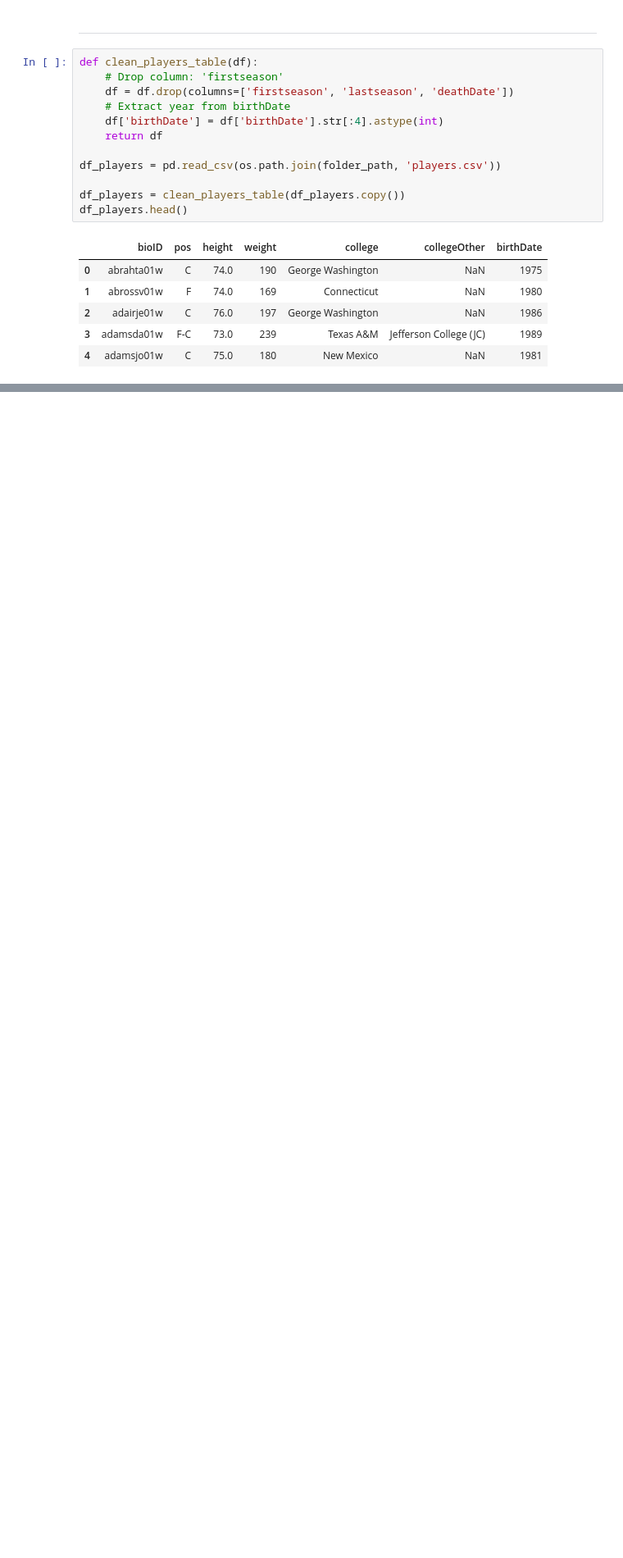
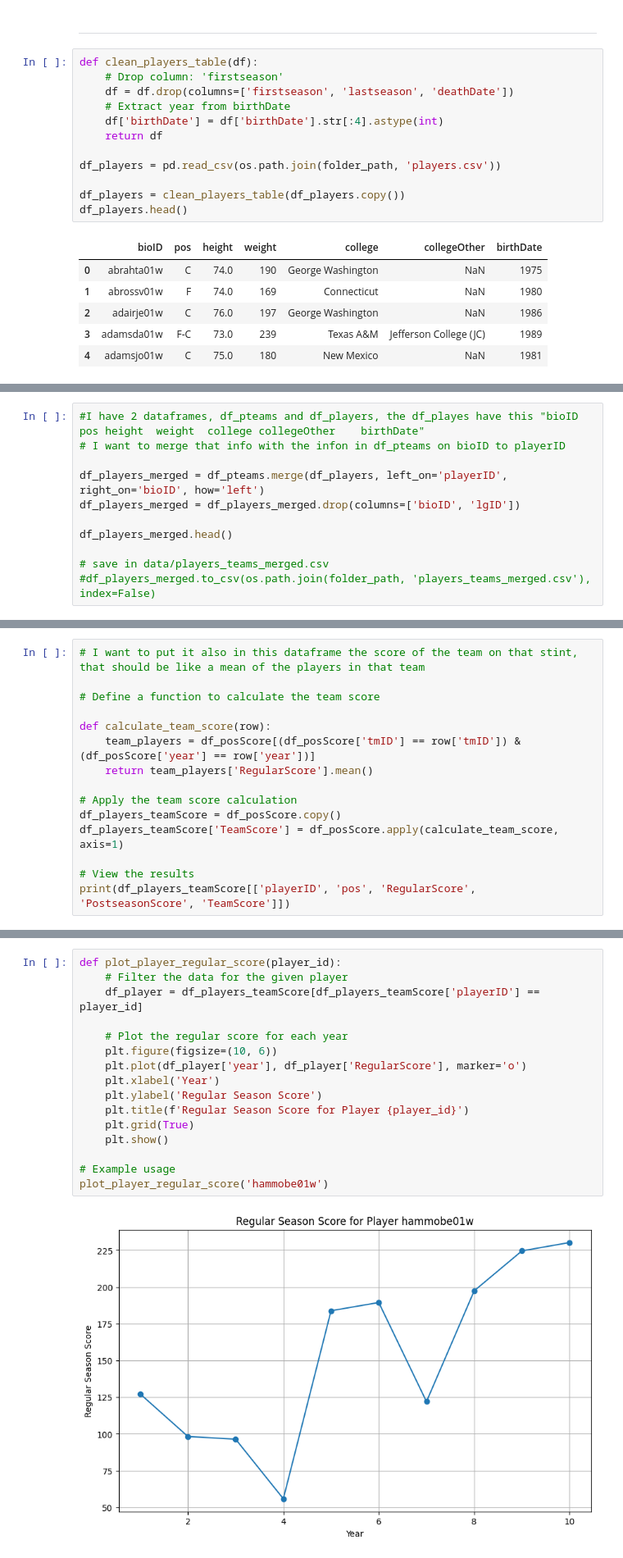
Before and after one commit to marisaazevedo/WNBA_playoffs_qualification_Predictor, a Jupyter notebook: data_treatment.ipynb, the cells around one changed output, grey strips where cells are left out. Shown at 82% size. Cells and saved outputs as stored; diff of their text form; blank space fills up the shorter version.

Commit message:
data of players explorations

```diff
--- a/data_treatment.ipynb
+++ b/data_treatment.ipynb
@@ -237,0 +257,11 @@ df_players.head()
+# %%
+#I have 2 dataframes, df_pteams and df_players, the df_playes have this "bioID	pos	height	weight	college	collegeOther	birthDate"
+# I want to merge that info with the infon in df_pteams on bioID to playerID
+
+df_players_merged = df_pteams.merge(df_players, left_on='playerID', right_on='bioID', how='left')
+df_players_merged = df_players_merged.drop(columns=['bioID', 'lgID'])
+
+df_players_merged.head()
+
+# save in data/players_teams_merged.csv
+#df_players_merged.to_csv(os.path.join(folder_path, 'players_teams_merged.csv'), index=False)
@@ -237,0 +378,15 @@ df_players.head()
+# %%
+# I want to put it also in this dataframe the score of the team on that stint, that should be like a mean of the players in that team
+
+# Define a function to calculate the team score
+
+def calculate_team_score(row):
+    team_players = df_posScore[(df_posScore['tmID'] == row['tmID']) & (df_posScore['year'] == row['year'])]
+    return team_players['RegularScore'].mean()
+
+# Apply the team score calculation
+df_players_teamScore = df_posScore.copy()
+df_players_teamScore['TeamScore'] = df_posScore.apply(calculate_team_score, axis=1)
+
+# View the results
+print(df_players_teamScore[['playerID', 'pos', 'RegularScore', 'PostseasonScore', 'TeamScore']])
@@ -237,0 +408,18 @@ df_players.head()
+# %%
+def plot_player_regular_score(player_id):
+    # Filter the data for the given player
+    df_player = df_players_teamScore[df_players_teamScore['playerID'] == player_id]
+
+    # Plot the regular score for each year
+    plt.figure(figsize=(10, 6))
+    plt.plot(df_player['year'], df_player['RegularScore'], marker='o')
+    plt.xlabel('Year')
+    plt.ylabel('Regular Season Score')
+    plt.title(f'Regular Season Score for Player {player_id}')
+    plt.grid(True)
+    plt.show()
+
+# Example usage
+plot_player_regular_score('hammobe01w')
+# %% [output]
+[figure, added]
```
Also changed, not shown: parts of 7 cells of this notebook.
